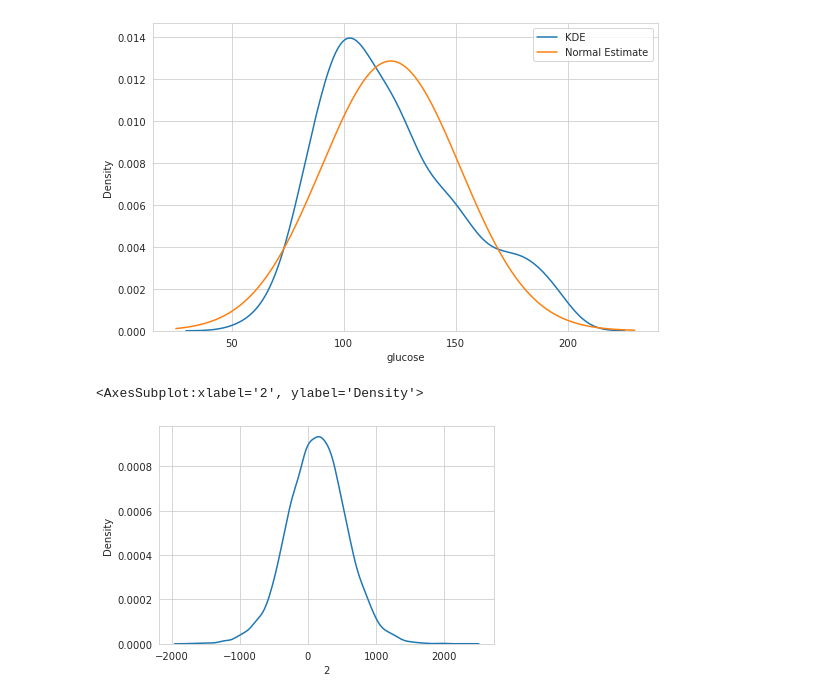
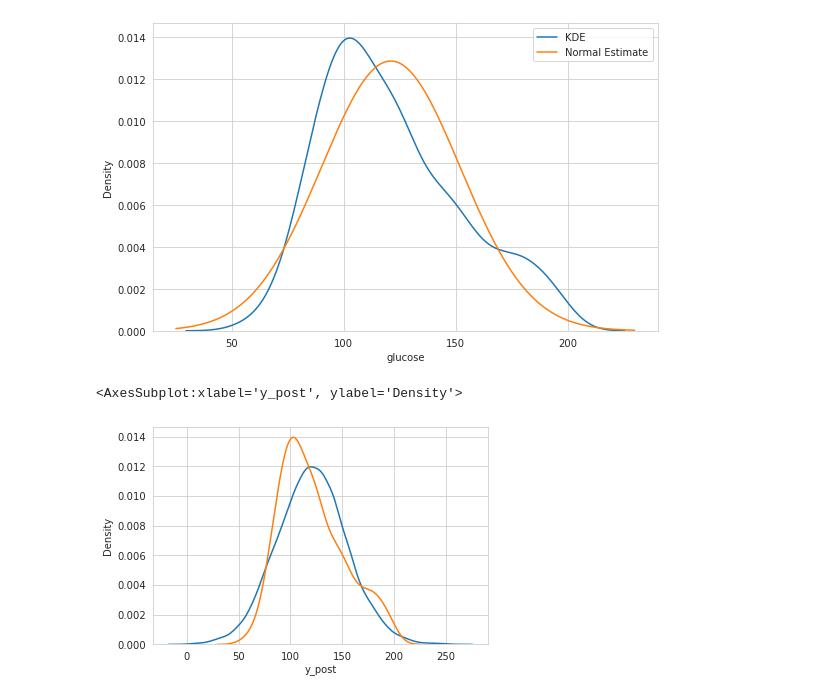
Before and after one commit to WHITSNAK/sta_602, a Jupyter notebook: hw8/hw8.ipynb, the cells around one changed output. Cells and saved outputs as stored; diff of their text form; code cells hidden in the pictures.

```diff
--- a/hw8/hw8.ipynb
+++ b/hw8/hw8.ipynb
@@ -93,7 +90,6 @@ for epoch in range(n_epochs):
-# %%
-S = pd.DataFrame(samples)
 # %%
-sns.kdeplot(S[2])
+sns.kdeplot(S['y_post'])
+sns.kdeplot(Y)
 # %% [output]
-<AxesSubplot:xlabel='2', ylabel='Density'>
+<AxesSubplot:xlabel='y_post', ylabel='Density'>
-[figure, old version]
+[figure, new version]
```
Also changed, not shown: parts of 4 cells of this notebook.
